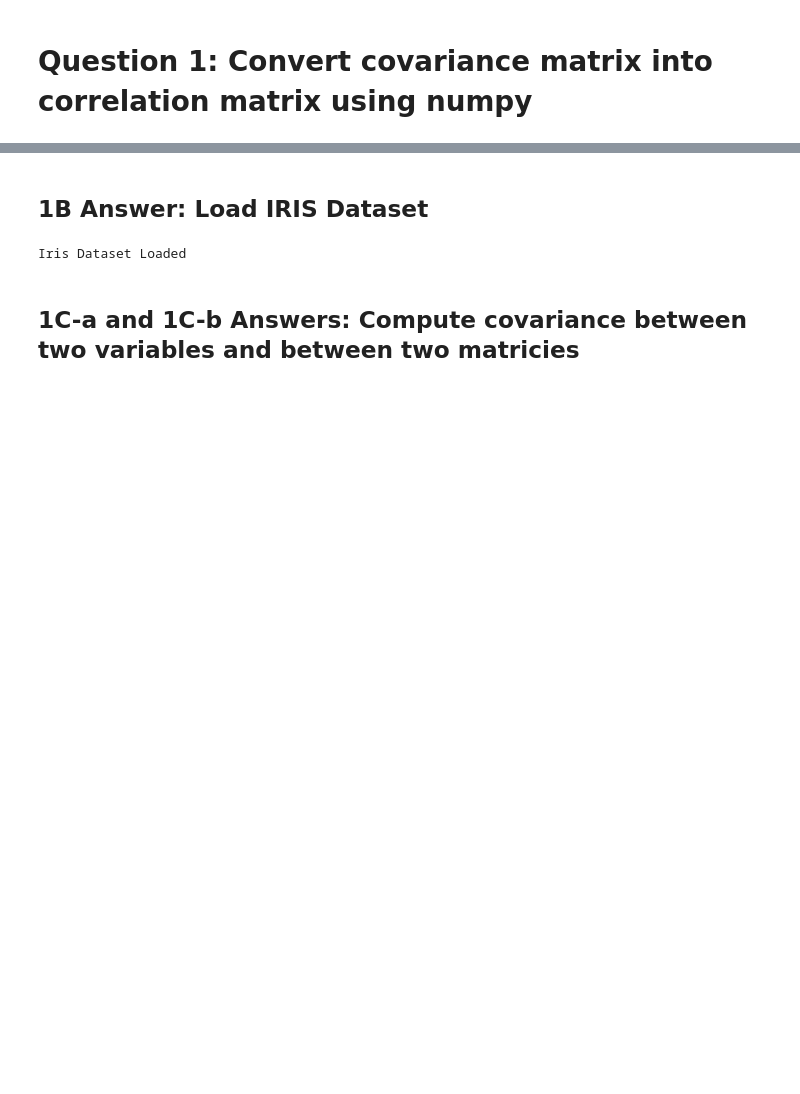
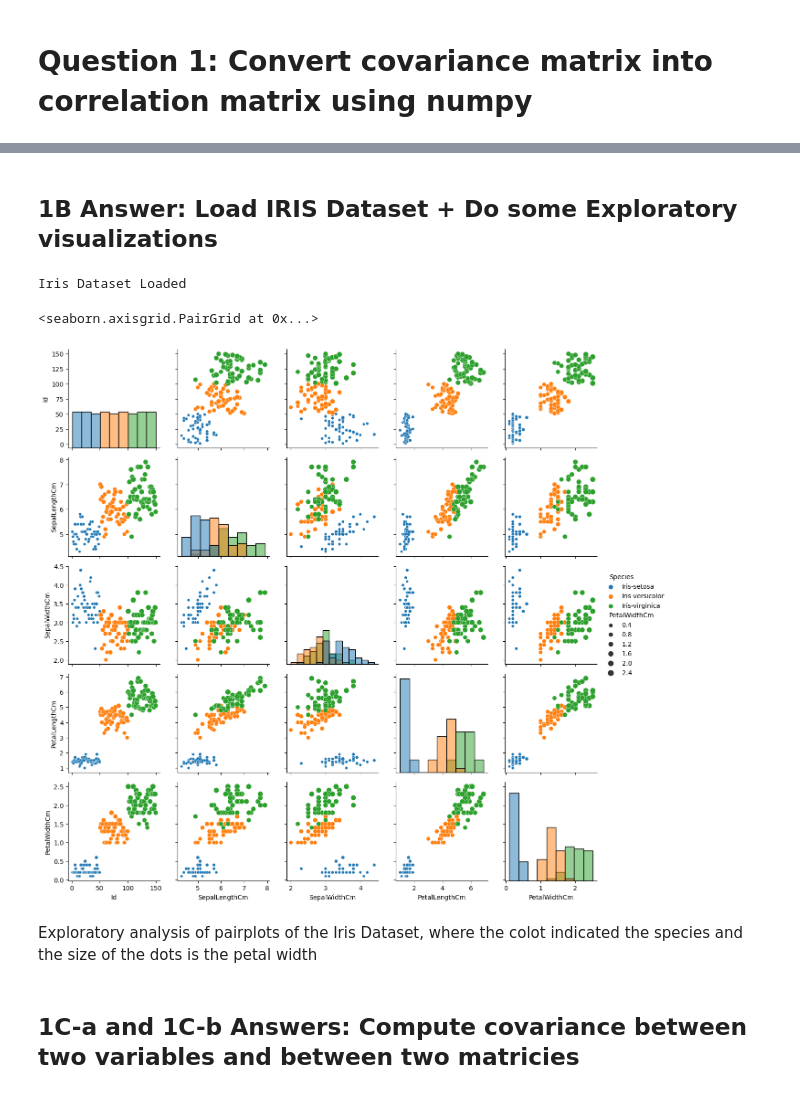
Before and after one commit to jgbergen18/PythonMiniProject, a Jupyter notebook: MiniProjectNotebook.ipynb, the cells around one changed output, grey strips where cells are left out. Cells and saved outputs as stored; diff of their text form; code cells hidden in the pictures; blank space fills up the shorter version.

```diff
--- a/MiniProjectNotebook.ipynb
+++ b/MiniProjectNotebook.ipynb
@@ -9,17 +13,26 @@
 # %% [markdown]
-## 1B Answer: Load IRIS Dataset
+## 1B Answer: Load IRIS Dataset + Do some Exploratory visualizations
 # %%
 import pandas as pd
 import numpy as np
 import matplotlib.pyplot as plt
 import seaborn as sns
 
 # 1B ANSWER: Load the Iris dataset
 iris_data = pd.read_csv("Iris.csv")
 number_features = iris_data.iloc[:, 1:-1]
 print("Iris Dataset Loaded")
+
+g = sns.PairGrid(iris_data, hue="Species")
+g.map_diag(sns.histplot)
+g.map_offdiag(sns.scatterplot, size=iris_data["PetalWidthCm"])
+g.add_legend(title="", adjust_subtitles=True)
 # %% [output]
 Iris Dataset Loaded
+<seaborn.axisgrid.PairGrid at 0x...>
+[figure, added]
+# %% [markdown]
+Exploratory analysis of pairplots of the Iris Dataset, where the colot indicated the species and the size of the dots is the petal width
 # %% [markdown]
 ## 1C-a and 1C-b Answers: Compute covariance between two variables and between two matricies
 # %%
```
Also changed, not shown: parts of 6 cells of this notebook, 1 other file.
